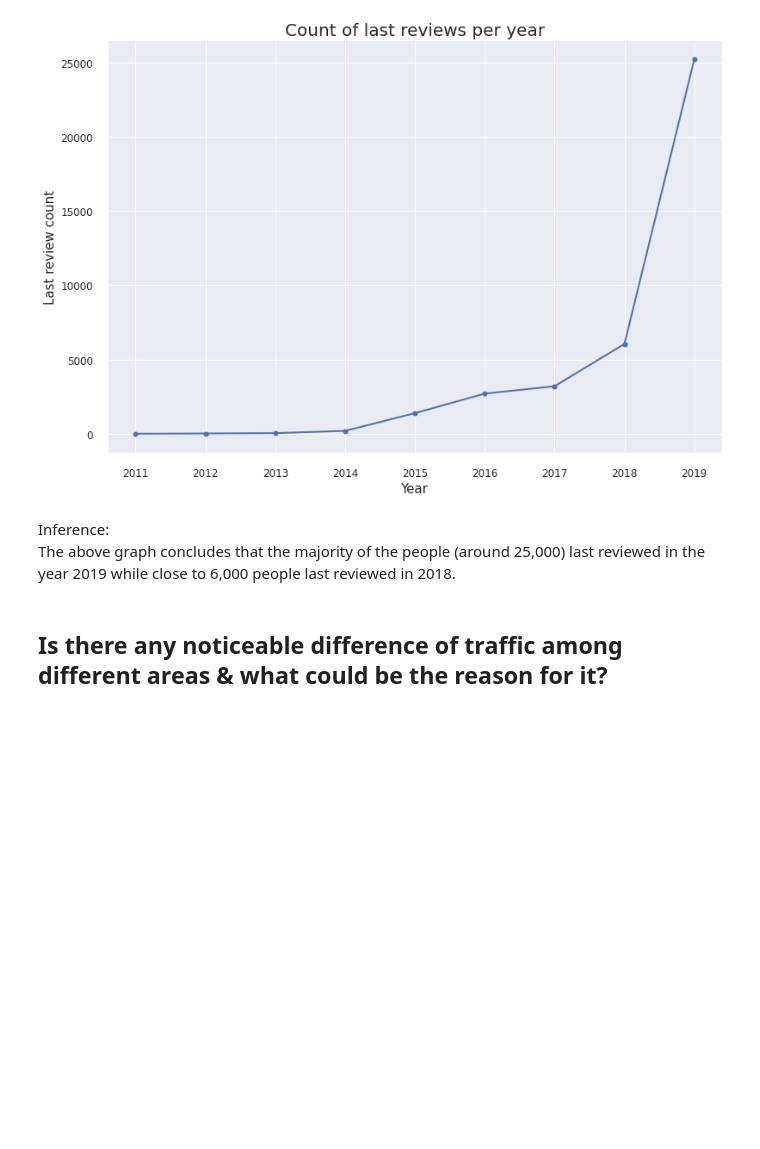
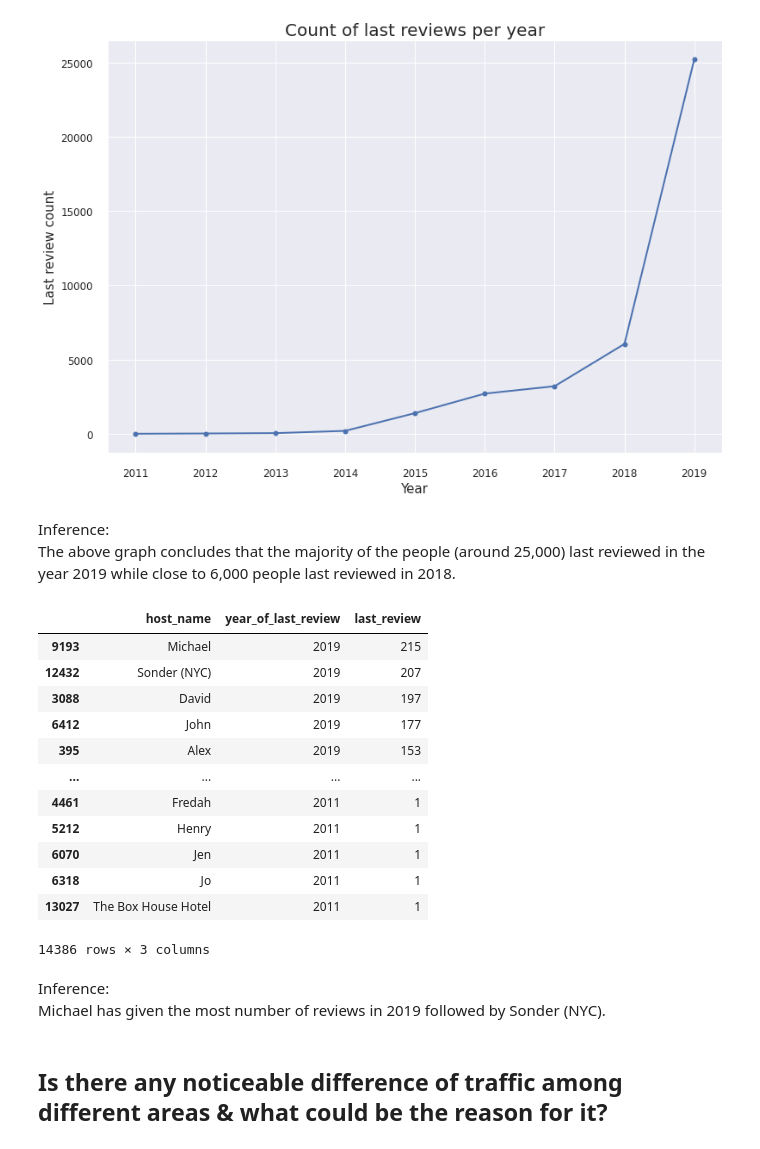
Before and after one commit to codeboy47/airbnb-booking-analysis, a Jupyter notebook: Akshit_Singh_Notebook.ipynb, the cells around one changed output. Cells and saved outputs as stored; diff of their text form; code cells hidden in the pictures; blank space fills up the shorter version.

Commit message:
find the host with max no of reviews in 2019

```diff
--- a/Akshit_Singh_Notebook.ipynb
+++ b/Akshit_Singh_Notebook.ipynb
@@ -391,6 +391,27 @@ Text(0.5, 0, 'Year')
 # %% [markdown]
 Inference: <br>
 The above graph concludes that the majority of the people (around 25,000) last reviewed in the year 2019 while close to 6,000 people last reviewed in 2018.
+# %%
+# finding the host who has given the maximum number of reviews in 2019
+most_reviews_by_host_2019 = airbnb_year_df.groupby(['host_name', 'year_of_last_review'], as_index = False).agg({'last_review': 'count'}).sort_values(['last_review', 'year_of_last_review'], ascending = False)
+most_reviews_by_host_2019
+# %% [output]
+|  | host_name | year_of_last_review | last_review |
+| 9193 | Michael | 2019 | 215 |
+| 12432 | Sonder (NYC) | 2019 | 207 |
+| 3088 | David | 2019 | 197 |
+| 6412 | John | 2019 | 177 |
+| 395 | Alex | 2019 | 153 |
+| ... | ... | ... | ... |
+| 4461 | Fredah | 2011 | 1 |
+| 5212 | Henry | 2011 | 1 |
+| 6070 | Jen | 2011 | 1 |
+| 6318 | Jo | 2011 | 1 |
+| 13027 | The Box House Hotel | 2011 | 1 |
+14386 rows × 3 columns
+# %% [markdown]
+Inference: <br>
+Michael has given the most number of reviews in 2019 followed by Sonder (NYC).
 # %% [markdown]
 ## Is there any noticeable difference of traffic among different areas & what could be the reason for it?
 # %% [markdown]
```
